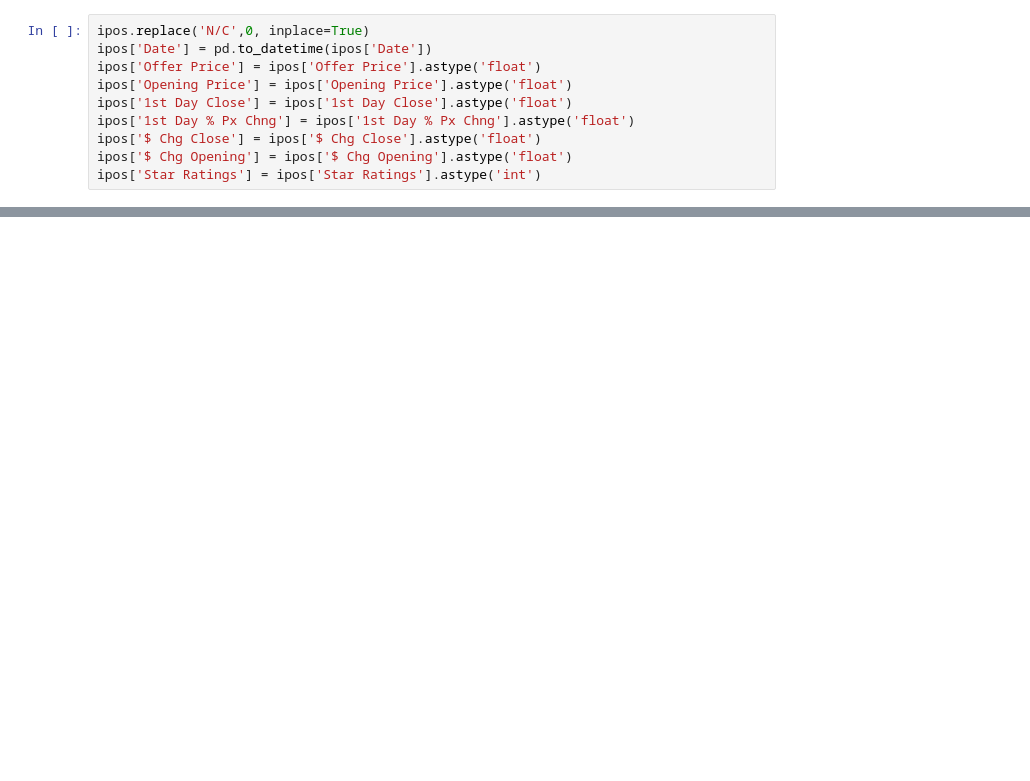
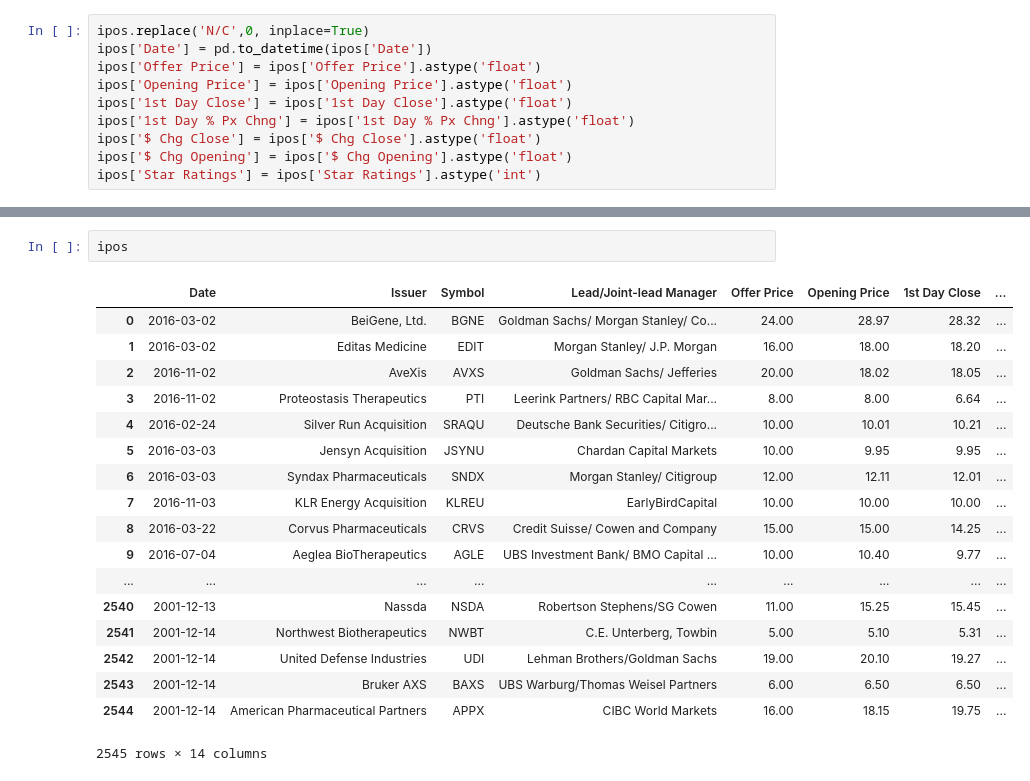
Before and after one commit to MagicMike90/IPO-forecast, a Jupyter notebook: IPO_forecast.ipynb, the cells around one changed output, grey strips where cells are left out. Cells and saved outputs as stored; diff of their text form; blank space fills up the shorter version.

```diff
--- a/IPO_forecast.ipynb
+++ b/IPO_forecast.ipynb
@@ -89,0 +133,21 @@ ipos['Star Ratings'] = ipos['Star Ratings'].astype('int')
+# %%
+ipos
+# %% [output]
+|  | Date | Issuer | Symbol | Lead/Joint-lead Manager | Offer Price | Opening Price | 1st Day Close | ... |
+| 0 | 2016-03-02 | BeiGene, Ltd. | BGNE | Goldman Sachs/ Morgan Stanley/ Co... | 24.00 | 28.97 | 28.32 | ... |
+| 1 | 2016-03-02 | Editas Medicine | EDIT | Morgan Stanley/ J.P. Morgan | 16.00 | 18.00 | 18.20 | ... |
+| 2 | 2016-11-02 | AveXis | AVXS | Goldman Sachs/ Jefferies | 20.00 | 18.02 | 18.05 | ... |
+| 3 | 2016-11-02 | Proteostasis Therapeutics | PTI | Leerink Partners/ RBC Capital Mar... | 8.00 | 8.00 | 6.64 | ... |
+| 4 | 2016-02-24 | Silver Run Acquisition | SRAQU | Deutsche Bank Securities/ Citigro... | 10.00 | 10.01 | 10.21 | ... |
+| 5 | 2016-03-03 | Jensyn Acquisition | JSYNU | Chardan Capital Markets | 10.00 | 9.95 | 9.95 | ... |
+| 6 | 2016-03-03 | Syndax Pharmaceuticals | SNDX | Morgan Stanley/ Citigroup | 12.00 | 12.11 | 12.01 | ... |
+| 7 | 2016-11-03 | KLR Energy Acquisition | KLREU | EarlyBirdCapital | 10.00 | 10.00 | 10.00 | ... |
+| 8 | 2016-03-22 | Corvus Pharmaceuticals | CRVS | Credit Suisse/ Cowen and Company | 15.00 | 15.00 | 14.25 | ... |
+| 9 | 2016-07-04 | Aeglea BioTherapeutics | AGLE | UBS Investment Bank/ BMO Capital ... | 10.00 | 10.40 | 9.77 | ... |
+| ... | ... | ... | ... | ... | ... | ... | ... | ... |
+| 2540 | 2001-12-13 | Nassda | NSDA | Robertson Stephens/SG Cowen | 11.00 | 15.25 | 15.45 | ... |
+| 2541 | 2001-12-14 | Northwest Biotherapeutics | NWBT | C.E. Unterberg, Towbin | 5.00 | 5.10 | 5.31 | ... |
+| 2542 | 2001-12-14 | United Defense Industries | UDI | Lehman Brothers/Goldman Sachs | 19.00 | 20.10 | 19.27 | ... |
+| 2543 | 2001-12-14 | Bruker AXS | BAXS | UBS Warburg/Thomas Weisel Partners | 6.00 | 6.50 | 6.50 | ... |
+| 2544 | 2001-12-14 | American Pharmaceutical Partners | APPX | CIBC World Markets | 16.00 | 18.15 | 19.75 | ... |
+2545 rows × 14 columns
```
Also changed, not shown: parts of 14 cells of this notebook.
